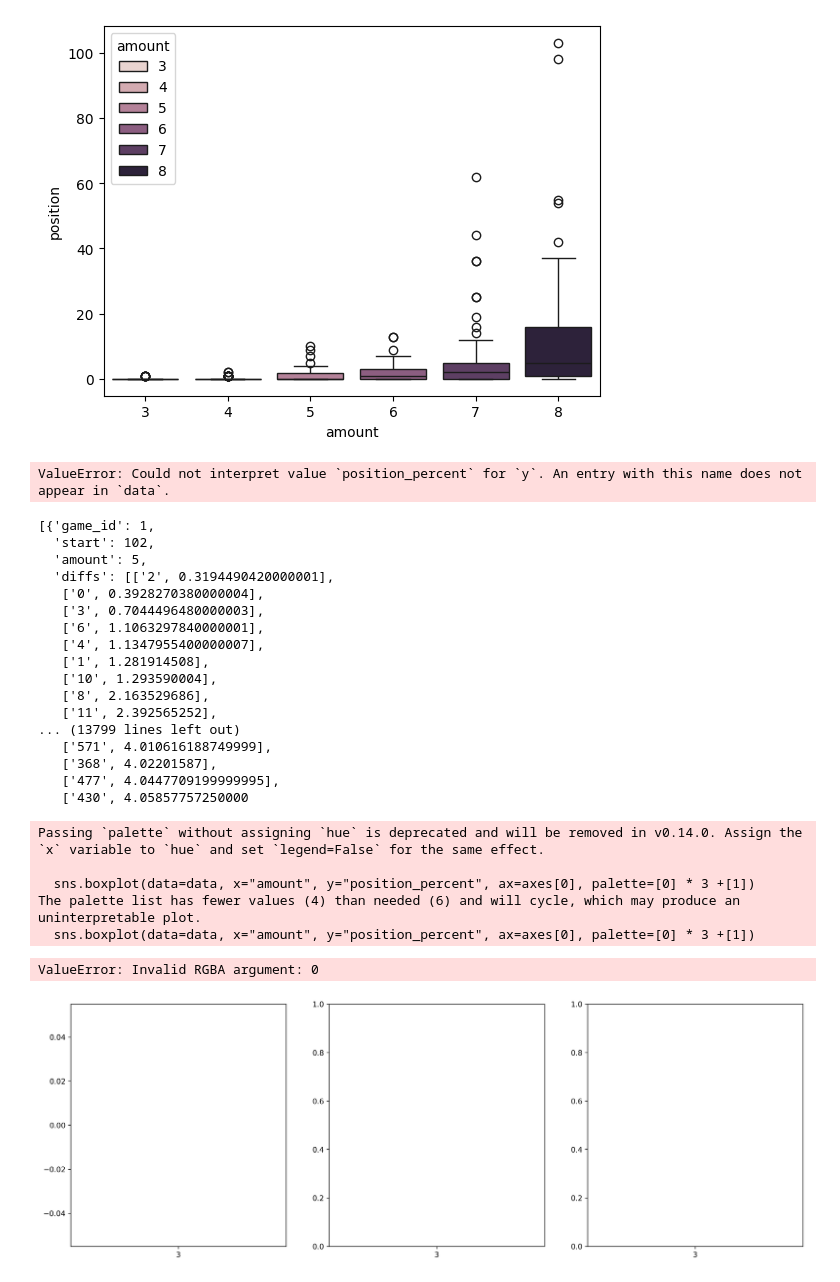
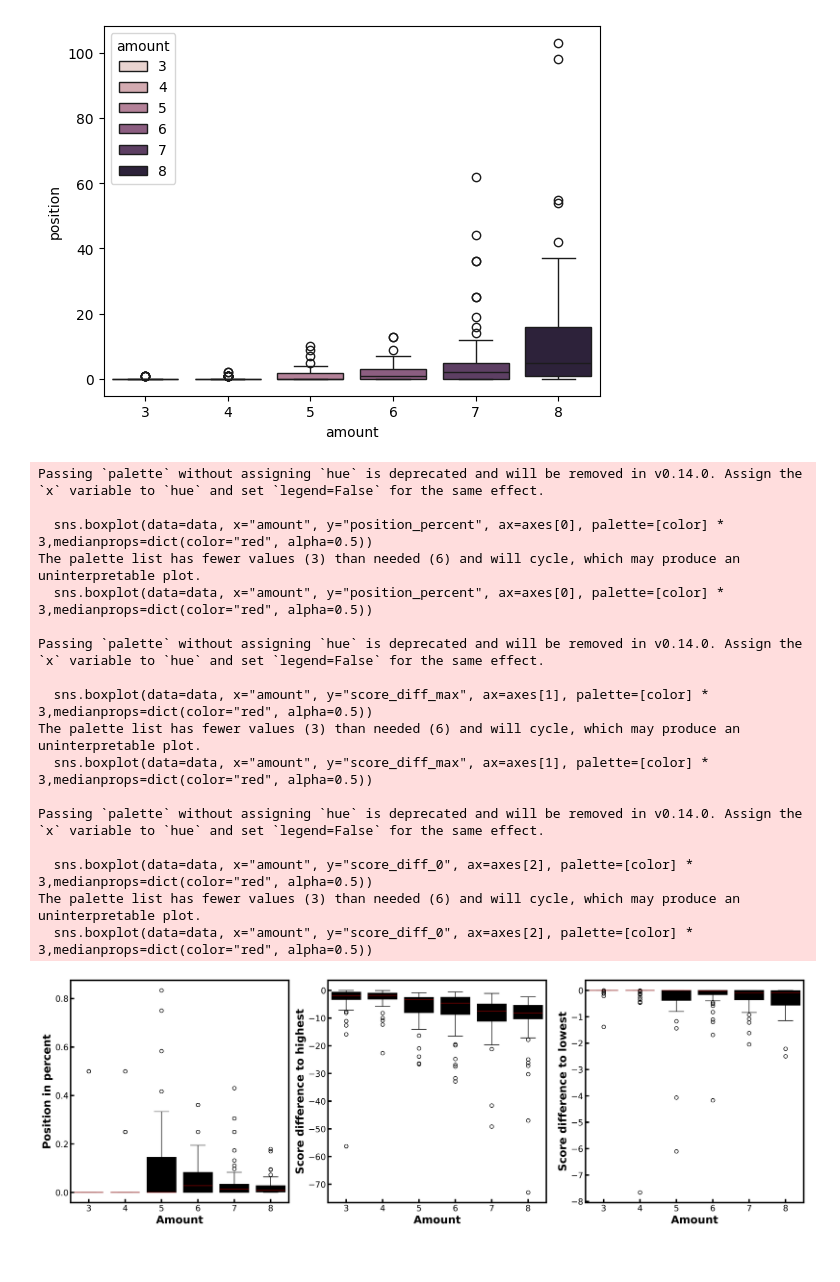
Before and after one commit to romangoempire/goban-watcher, a Jupyter notebook: notebooks/1_katago_analysis.ipynb, the cells around one changed output. Cells and saved outputs as stored; diff of their text form; code cells hidden in the pictures.

Commit message:
update plots

```diff
--- a/notebooks/1_katago_analysis.ipynb
+++ b/notebooks/1_katago_analysis.ipynb
@@ -258,72 +258,57 @@ sns.boxplot(pd.DataFrame(results), x="amount", y="position", hue="amount")
 # %% [output]
 <Axes: xlabel='amount', ylabel='position'>
 [figure]
-# %%
-sns.boxplot(pd.DataFrame(results), x="amount", y="position_percent", hue="amount")
-sns.boxplot(pd.DataFrame(results), x="amount", y="score_diff_max", hue="amount")
-sns.boxplot(pd.DataFrame(results), x="amount", y="score_diff_0", hue="amount")
-# %% [output]
-ValueError: Could not interpret value `position_percent` for `y`. An entry with this name does not appear in `data`.
-# %%
-results
-# %% [output]
-[{'game_id': 1,
-  'start': 102,
-  'amount': 5,
-  'diffs': [['2', 0.3194490420000001],
-   ['0', 0.3928270380000004],
-   ['3', 0.7044496480000003],
-   ['6', 1.1063297840000001],
-   ['4', 1.1347955400000007],
-   ['1', 1.281914508],
-   ['10', 1.293590004],
-   ['8', 2.163529686],
-   ['11', 2.392565252],
-... (13799 lines left out)
-   ['571', 4.010616188749999],
-   ['368', 4.02201587],
-   ['477', 4.0447709199999995],
-   ['430', 4.05857757250000
 # %%
 data = pd.DataFrame(results)
 fig, axes = plt.subplots(1, 3, figsize=(18, 6), dpi=300, sharex=True)
 
 # Set a single color for all bars
 color = "black"
 
 # Boxplot 1: position_percent
-sns.boxplot(data=data, x="amount", y="position_percent", ax=axes[0], palette=[color] * 3)
-axes[0].set_ylabel("Position Percent", fontsize=18, fontweight='bold')
+sns.boxplot(data=data, x="amount", y="position_percent", ax=axes[0], palette=[color] * 3,medianprops=dict(color="red", alpha=0.5))
+axes[0].set_ylabel("Position in percent", fontsize=18, fontweight='bold')
 
 # Boxplot 2: score_diff_max
-sns.boxplot(data=data, x="amount", y="score_diff_max", ax=axes[1], palette=[color] * 3)
-axes[1].set_ylabel("Score Diff Max", fontsize=18, fontweight='bold')
+sns.boxplot(data=data, x="amount", y="score_diff_max", ax=axes[1], palette=[color] * 3,medianprops=dict(color="red", alpha=0.5))
+axes[1].set_ylabel("Score difference to highest", fontsize=18, fontweight='bold')
 
 # Boxplot 3: score_diff_0
-sns.boxplot(data=data, x="amount", y="score_diff_0", ax=axes[2], palette=[color] * 3)
-axes[2].set_ylabel("Score Diff 0", fontsize=18, fontweight='bold')
+sns.boxplot(data=data, x="amount", y="score_diff_0", ax=axes[2], palette=[color] * 3,medianprops=dict(color="red", alpha=0.5))
+axes[2].set_ylabel("Score difference to lowest", fontsize=18, fontweight='bold')
 
 # Formatting all subplots
 for ax in axes:
     ax.set_xlabel("Amount", fontsize=18, fontweight='bold')
     ax.tick_params(axis='both', which='major', labelsize=14, width=2.5, length=6, direction='in')
     ax.spines["top"].set_linewidth(2.5)
     ax.spines["right"].set_linewidth(2.5)
     ax.spines["bottom"].set_linewidth(2.5)
     ax.spines["left"].set_linewidth(2.5)
 
 # Adjust layout for clarity
 plt.tight_layout()
 
 # Save as a high-quality image (PNG or PDF)
 plt.savefig("boxplots_single_color.png", dpi=300, bbox_inches='tight')
 
 plt.show()
 # %% [output]
 Passing `palette` without assigning `hue` is deprecated and will be removed in v0.14.0. Assign the `x` variable to `hue` and set `legend=False` for the same effect.
 
-  sns.boxplot(data=data, x="amount", y="position_percent", ax=axes[0], palette=[0] * 3 +[1])
-The palette list has fewer values (4) than needed (6) and will cycle, which may produce an uninterpretable plot.
-  sns.boxplot(data=data, x="amount", y="position_percent", ax=axes[0], palette=[0] * 3 +[1])
+  sns.boxplot(data=data, x="amount", y="position_percent", ax=axes[0], palette=[color] * 3,medianprops=dict(color="red", alpha=0.5))
+The palette list has fewer values (3) than needed (6) and will cycle, which may produce an uninterpretable plot.
+  sns.boxplot(data=data, x="amount", y="position_percent", ax=axes[0], palette=[color] * 3,medianprops=dict(color="red", alpha=0.5))
+
+Passing `palette` without assigning `hue` is deprecated and will be removed in v0.14.0. Assign the `x` variable to `hue` and set `legend=False` for the same effect.
+
+  sns.boxplot(data=data, x="amount", y="score_diff_max", ax=axes[1], palette=[color] * 3,medianprops=dict(color="red", alpha=0.5))
+The palette list has fewer values (3) than needed (6) and will cycle, which may produce an uninterpretable plot.
+  sns.boxplot(data=data, x="amount", y="score_diff_max", ax=axes[1], palette=[color] * 3,medianprops=dict(color="red", alpha=0.5))
+
+Passing `palette` without assigning `hue` is deprecated and will be removed in v0.14.0. Assign the `x` variable to `hue` and set `legend=False` for the same effect.
+
+  sns.boxplot(data=data, x="amount", y="score_diff_0", ax=axes[2], palette=[color] * 3,medianprops=dict(color="red", alpha=0.5))
+The palette list has fewer values (3) than needed (6) and will cycle, which may produce an uninterpretable plot.
+  sns.boxplot(data=data, x="amount", y="score_diff_0", ax=axes[2], palette=[color] * 3,medianprops=dict(color="red", alpha=0.5))
-ValueError: Invalid RGBA argument: 0
-[figure, old version]
+[figure, new version]
```
